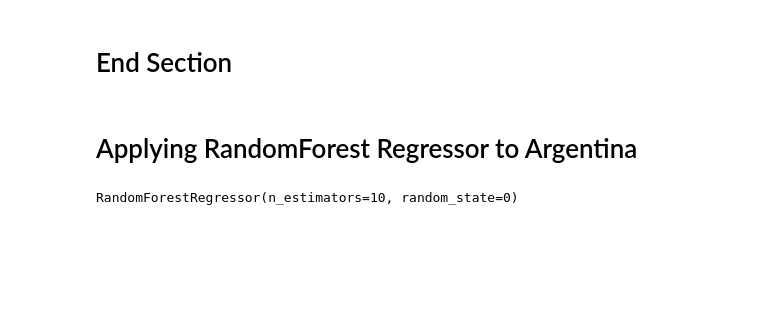
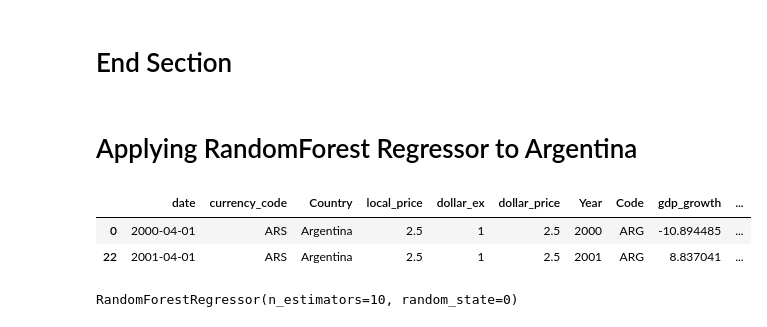
Before and after one commit to bolwerk-b/Final-Project, a Jupyter notebook: machine learning/Machine_Learning_three_regression_models-test.ipynb, the cells around one changed output. Saved outputs shown, nothing was run; the diff lists cells and outputs as text; code cells hidden in the pictures; blank space fills up the shorter version.

```diff
--- a/machine learning/Machine_Learning_three_regression_models-test.ipynb
+++ b/machine learning/Machine_Learning_three_regression_models-test.ipynb
@@ -129,4 +143,10 @@ plt.show()
 # End Section
 # %% [markdown]
 # Applying RandomForest Regressor to Argentina
+# %%
+df_Argentina.head(2)
+# %% [output]
+|  | date | currency_code | Country | local_price | dollar_ex | dollar_price | Year | Code | gdp_growth | ... |
+| 0 | 2000-04-01 | ARS | Argentina | 2.5 | 1 | 2.5 | 2000 | ARG | -10.894485 | ... |
+| 22 | 2001-04-01 | ARS | Argentina | 2.5 | 1 | 2.5 | 2001 | ARG | 8.837041 | ... |
 # %%
```
Also changed, not shown: parts of 29 cells of this notebook.
